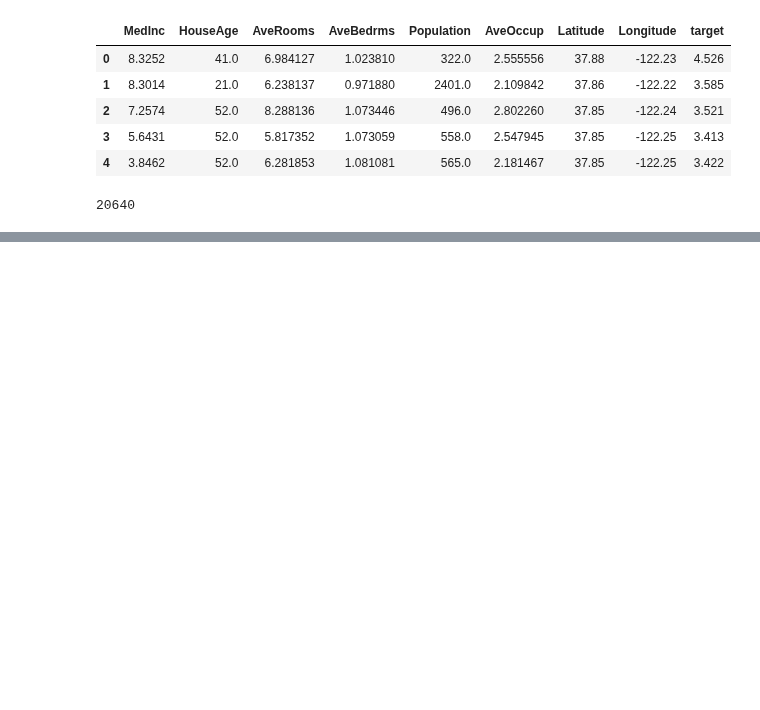
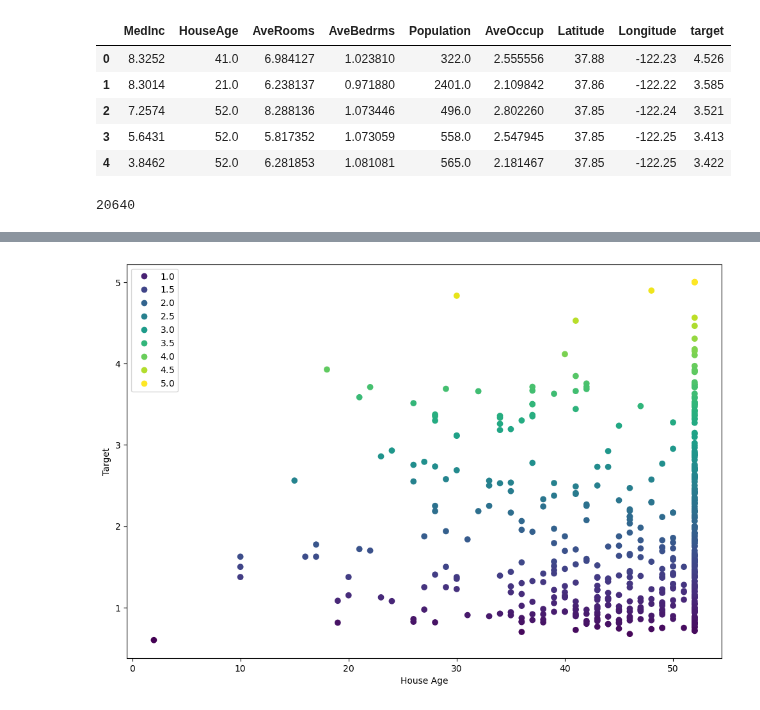
Before and after one commit to msnkr/python_projects, a Jupyter notebook: ML/research.ipynb, the cells around one changed output, grey strips where cells are left out. Cells and saved outputs as stored; diff of their text form; code cells hidden in the pictures; blank space fills up the shorter version.

```diff
--- a/ML/research.ipynb
+++ b/ML/research.ipynb
@@ -176,0 +178,7 @@ ax.set(xlabel="Average number of rooms per household", ylabel="Median House Valu
+# %%
+_, ax = plt.subplots(figsize=(12, 8))
+ax_scatter = plt.scatter(second_df["HouseAge"], second_df["target"], c=second_df["target"])
+ax.legend(*ax_scatter.legend_elements())
+ax.set(xlabel="House Age", ylabel="Target");
+# %% [output]
+[figure, added]
```
Also changed, not shown: parts of 8 cells of this notebook.
